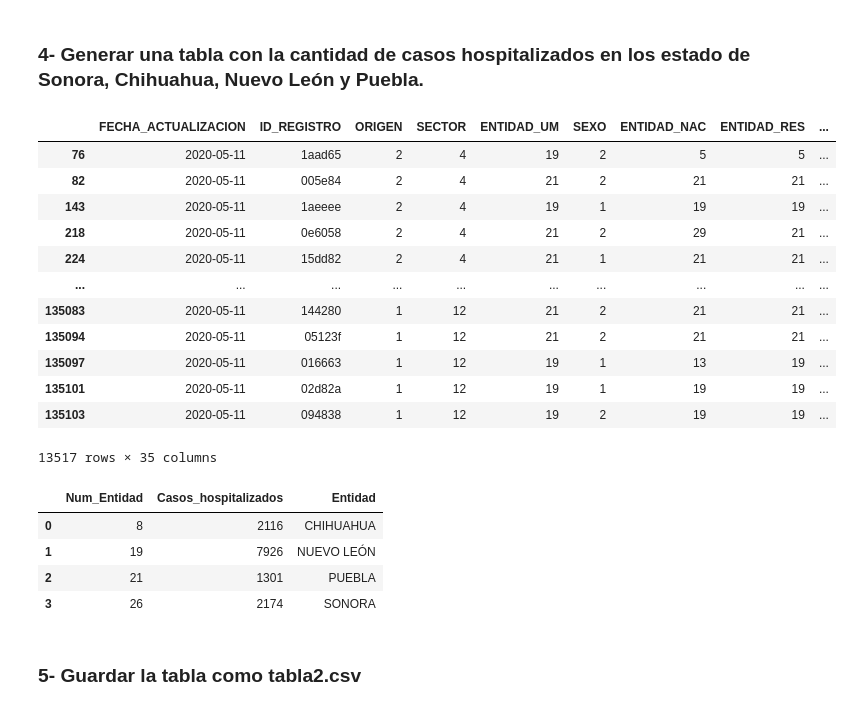
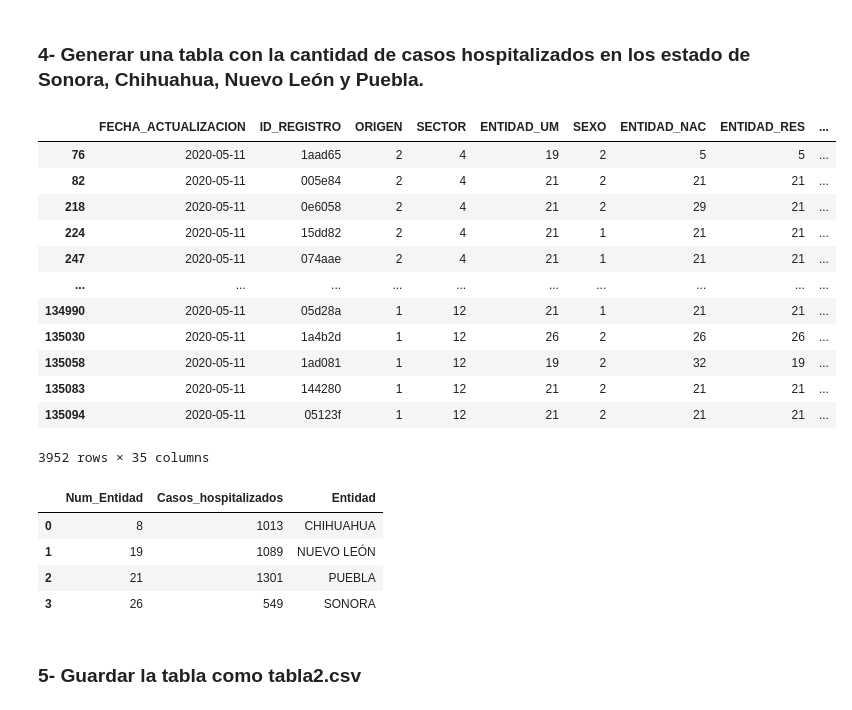
Before and after one commit to mcd-unison/examen-prog, a Jupyter notebook: ExamenMCD_AEVI.ipynb, the cells around one changed output. Saved outputs shown, nothing was run; the diff lists cells and outputs as text; code cells hidden in the pictures.

```diff
--- a/ExamenMCD_AEVI.ipynb
+++ b/ExamenMCD_AEVI.ipynb
@@ -152,36 +113,35 @@ tabla1.to_csv('./Data-generada/tabla1.csv', index=False)
 # %%
 #Se filtran los registros de Sonora, Chihuahua, Nuevo León y Puebla.
 #Se filtra el tipo de paciente, hospitalizado en este caso que se identifica con clave 2.
-dfEstados=df.loc[(df['ENTIDAD_UM']== 26) | (df['ENTIDAD_UM']== 8) | (df['ENTIDAD_UM']== 19) | (df['ENTIDAD_UM']== 21) & (df['TIPO_PACIENTE']==2)]
+dfEstados=df.loc[((df['ENTIDAD_UM']== 26) | (df['ENTIDAD_UM']== 8) | (df['ENTIDAD_UM']== 19) | (df['ENTIDAD_UM']== 21)) & (df['TIPO_PACIENTE']==2)]
 dfEstados
 # %% [output]
 |  | FECHA_ACTUALIZACION | ID_REGISTRO | ORIGEN | SECTOR | ENTIDAD_UM | SEXO | ENTIDAD_NAC | ENTIDAD_RES | ... |
 | 76 | 2020-05-11 | 1aad65 | 2 | 4 | 19 | 2 | 5 | 5 | ... |
 | 82 | 2020-05-11 | 005e84 | 2 | 4 | 21 | 2 | 21 | 21 | ... |
-| 143 | 2020-05-11 | 1aeeee | 2 | 4 | 19 | 1 | 19 | 19 | ... |
 | 218 | 2020-05-11 | 0e6058 | 2 | 4 | 21 | 2 | 29 | 21 | ... |
 | 224 | 2020-05-11 | 15dd82 | 2 | 4 | 21 | 1 | 21 | 21 | ... |
+| 247 | 2020-05-11 | 074aae | 2 | 4 | 21 | 1 | 21 | 21 | ... |
 | ... | ... | ... | ... | ... | ... | ... | ... | ... | ... |
+| 134990 | 2020-05-11 | 05d28a | 1 | 12 | 21 | 1 | 21 | 21 | ... |
+| 135030 | 2020-05-11 | 1a4b2d | 1 | 12 | 26 | 2 | 26 | 26 | ... |
+| 135058 | 2020-05-11 | 1ad081 | 1 | 12 | 19 | 2 | 32 | 19 | ... |
 | 135083 | 2020-05-11 | 144280 | 1 | 12 | 21 | 2 | 21 | 21 | ... |
 | 135094 | 2020-05-11 | 05123f | 1 | 12 | 21 | 2 | 21 | 21 | ... |
-| 135097 | 2020-05-11 | 016663 | 1 | 12 | 19 | 1 | 13 | 19 | ... |
-| 135101 | 2020-05-11 | 02d82a | 1 | 12 | 19 | 1 | 19 | 19 | ... |
-| 135103 | 2020-05-11 | 094838 | 1 | 12 | 19 | 2 | 19 | 19 | ... |
-13517 rows × 35 columns
+3952 rows × 35 columns
 # %%
-tabla2 = dfEstados[['ENTIDAD_UM','TIPO_PACIENTE']].groupby('ENTIDAD_UM').count()
-tabla2.reset_index(inplace=True)
+tabla2 = dfEstados[['ENTIDAD_UM','TIPO_PACIENTE']].groupby('ENTIDAD_UM', as_index=False).count()
 tabla2.columns = ['Num_Entidad', 'Casos_hospitalizados']
-
+#Con un diccionario agregamos el nombre de la Entidad correspondiente
 entidad=d = {19: 'NUEVO LEÓN', 21: 'PUEBLA', 26: 'SONORA', 8: 'CHIHUAHUA'}
 tabla2['Entidad'] = tabla2['Num_Entidad'].map(entidad)
 tabla2
 # %% [output]
 |  | Num_Entidad | Casos_hospitalizados | Entidad |
-| 0 | 8 | 2116 | CHIHUAHUA |
-| 1 | 19 | 7926 | NUEVO LEÓN |
+| 0 | 8 | 1013 | CHIHUAHUA |
+| 1 | 19 | 1089 | NUEVO LEÓN |
 | 2 | 21 | 1301 | PUEBLA |
-| 3 | 26 | 2174 | SONORA |
+| 3 | 26 | 549 | SONORA |
 # %% [markdown]
 ### 5- Guardar la tabla como tabla2.csv
 # %%
```
Also changed, not shown: parts of 9 cells of this notebook, 2 other files.
